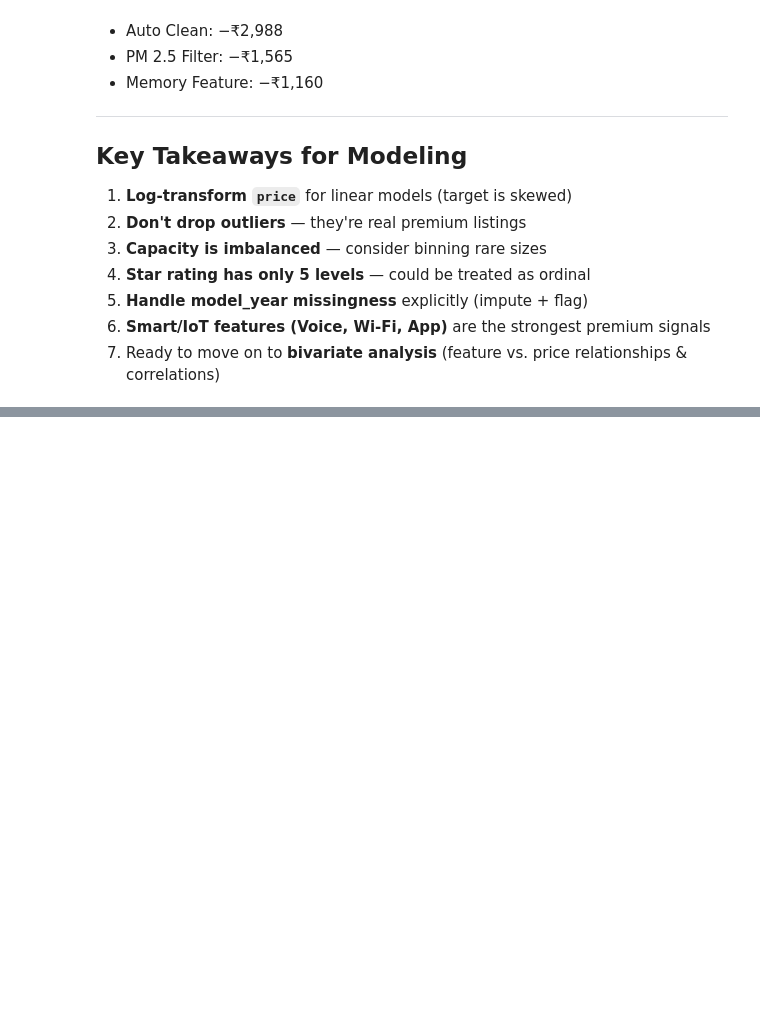
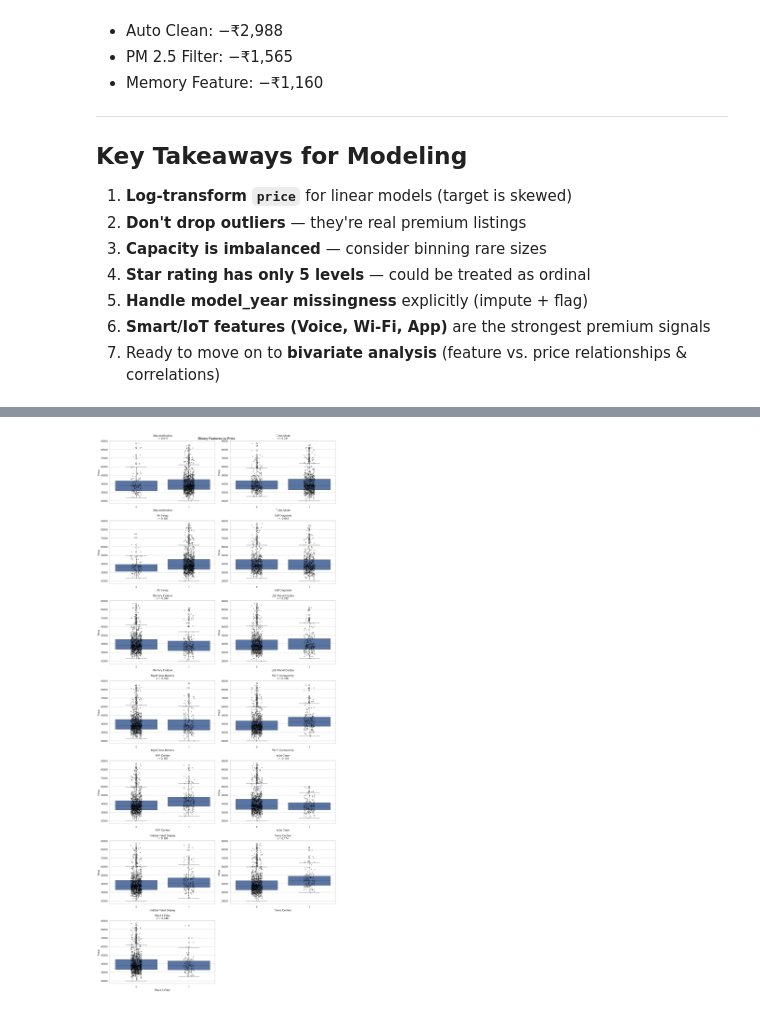
Before and after one commit to pradhumansoni/Home-Appliances-Pricing-Intelligence-Platform, a Jupyter notebook: notebooks/03.ac_eda.ipynb, the cells around one changed output, grey strips where cells are left out. Saved outputs shown, nothing was run; the diff lists cells and outputs as text; code cells hidden in the pictures; blank space fills up the shorter version.

```diff
--- a/notebooks/03.ac_eda.ipynb
+++ b/notebooks/03.ac_eda.ipynb
@@ -543,0 +598,59 @@ Name: count, dtype: int64
+# %%
+import numpy as np
+import matplotlib.pyplot as plt
+import seaborn as sns
+
+bool_cols = [c for c in data.columns
+             if data[c].dtype in ['int64', 'int32']
+             and c not in ['price', 'user_rating', 'capacity',
+                           'star_rating', 'inverter',
+                           'model_year', 'product']]
+
+nrow = int(np.ceil(len(bool_cols) / 2))
+
+fig, axes = plt.subplots(
+    nrows=nrow,
+    ncols=2,
+    figsize=(15, 5 * nrow)
+)
+
+axes = axes.flatten()
+
+for ax, col in zip(axes, bool_cols):
+
+    sns.boxplot(
+        data=data,
+        x=col,
+        y='price',
+        ax=ax
+    )
+
+    sns.stripplot(
+        data=data,
+        x=col,
+        y='price',
+        alpha=0.3,
+        color='black',
+        ax=ax
+    )
+
+    r = data[[col, 'price']].corr().iloc[0, 1]
+
+    ax.set_title(f'{col}\nr = {r:.3f}')
+    ax.set_xlabel(col)
+    ax.set_ylabel('Price')
+
+# Remove extra axes
+for ax in axes[len(bool_cols):]:
+    fig.delaxes(ax)
+
+plt.suptitle(
+    'Binary Features vs Price',
+    fontsize=14,
+    fontweight='bold'
+)
+
+plt.tight_layout()
+plt.show()
+# %% [output]
+[figure, added]
```
Also changed, not shown: parts of 6 cells of this notebook.
